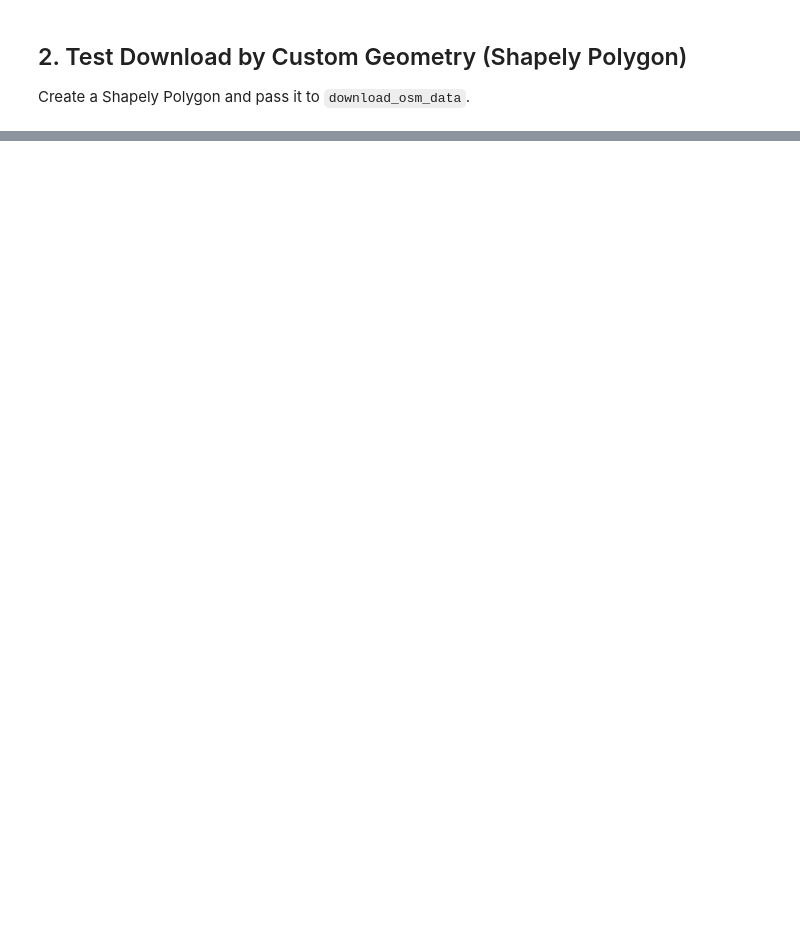
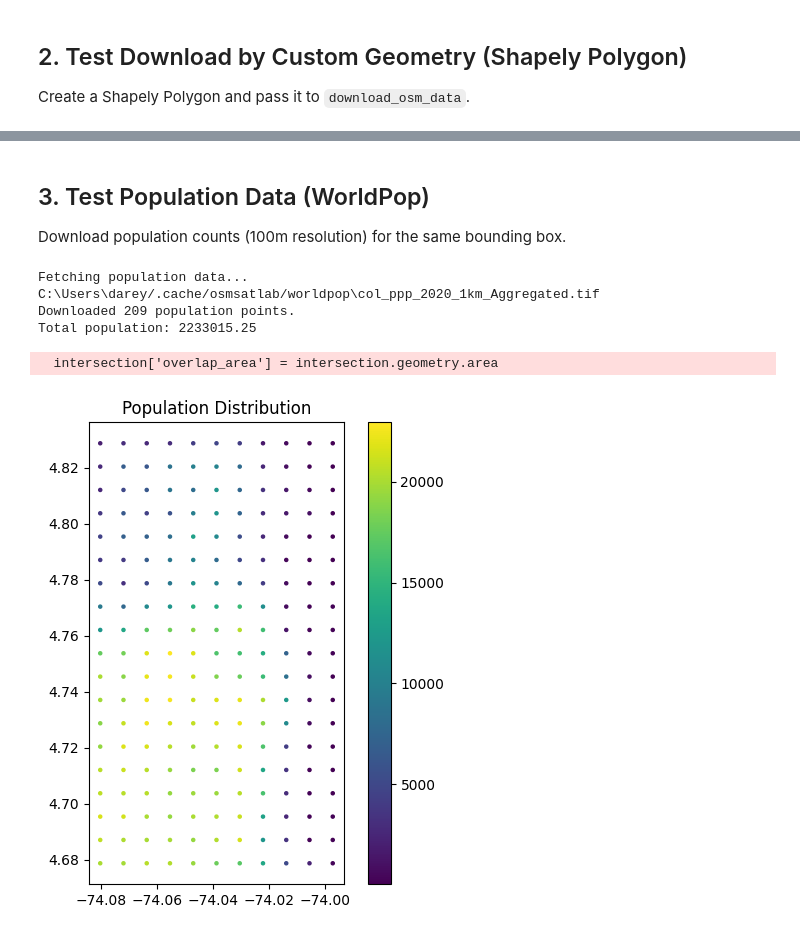
Before and after one commit to davidrers/osmsatlab, a Jupyter notebook: examples/interactive_testing.ipynb, the cells around one changed output, grey strips where cells are left out. Drawn from its saved outputs; the diff is of its cells as text; code cells hidden in the pictures; blank space fills up the shorter version.

Commit message:
Add download population functionality and related tests

```diff
--- a/examples/interactive_testing.ipynb
+++ b/examples/interactive_testing.ipynb
@@ -50,0 +69,35 @@ gdf_poly.plot()
+# %% [markdown]
+## 3. Test Population Data (WorldPop)
+
+Download population counts (100m resolution) for the same bounding box.
+# %%
+from osmsatlab.io import get_population_data
+bbox_enschede = (6.7470, 52.1610, 7.0460, 52.3210)
+bbox_bogota_residential = (-74.1255, 4.7195, -74.0825, 4.7565)
+bbox_amsterdam_residential = (4.8855, 52.3445, 4.9185, 52.3645)
+bbox_usaquen = (-74.0870, 4.6760, -73.9970, 4.8360)
+
+# Using the same University of Twente area
+# Note: The first run might take a while to download the country raster.
+print("Fetching population data...")
+try:
+    gdf_pop = get_population_data(bbox=bbox_usaquen, year=2020)
+    print(f"Downloaded {len(gdf_pop)} population points.")
+    print(f"Total population: {gdf_pop['population'].sum():.2f}")
+
+    if not gdf_pop.empty:
+        # Simple plot
+        import matplotlib.pyplot as plt
+        fig, ax = plt.subplots(figsize=(6, 6))
+        gdf_pop.plot(column='population', ax=ax, legend=True, markersize=5)
+        plt.title("Population Distribution")
+        plt.show()
+except Exception as e:
+    print(f"Error: {e}")
+# %% [output]
+Fetching population data...
+C:\Users\darey/.cache/osmsatlab/worldpop\col_ppp_2020_1km_Aggregated.tif
+Downloaded 209 population points.
+Total population: 2233015.25
+  intersection['overlap_area'] = intersection.geometry.area
+[figure, added]
```
Also changed, not shown: parts of 4 cells of this notebook, 16 other files.
